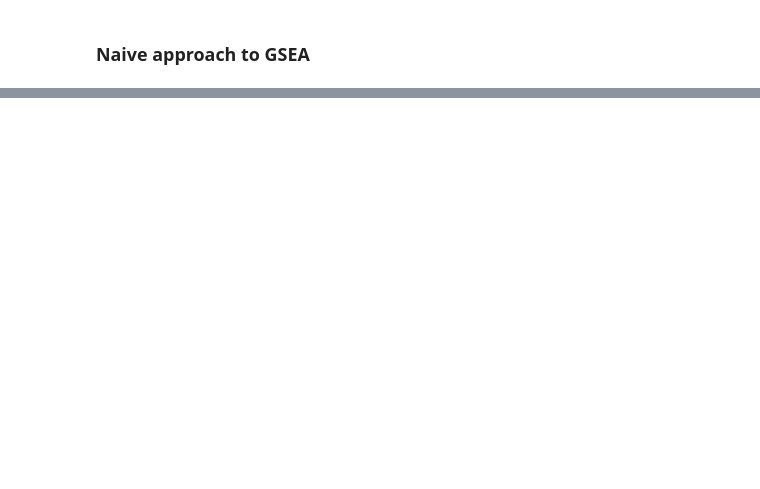
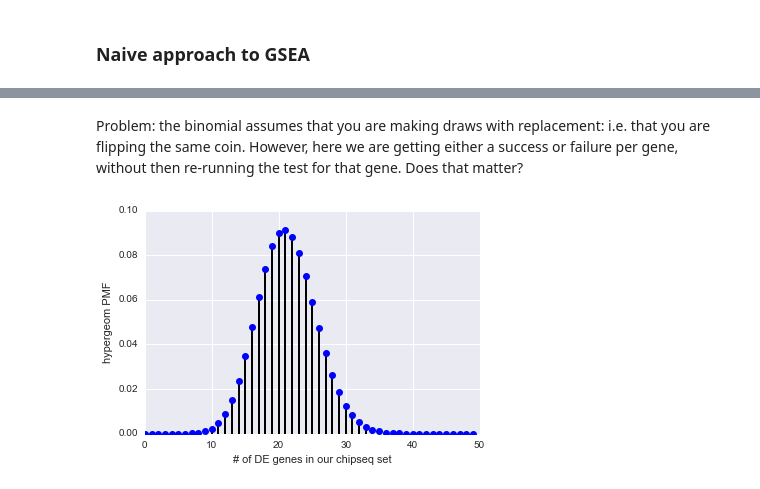
Before and after one commit to nickdeveaux/scratch_space, a Jupyter notebook: Hypergeometric, random sets, KS divergence, and AUPR. approaches to Gene Set Enrichment.ipynb, the cells around one changed output, grey strips where cells are left out. Cells and saved outputs as stored; diff of their text form; code cells hidden in the pictures; blank space fills up the shorter version.

```diff
--- a/Hypergeometric, random sets, KS divergence, and AUPR. approaches to Gene Set Enrichment.ipynb
+++ b/Hypergeometric, random sets, KS divergence, and AUPR. approaches to Gene Set Enrichment.ipynb
@@ -26,0 +94,8 @@ plt.show()
+# %%
+distance_zero = chipseq_tables['closest'][chipseq_tables['closest'][14] < 1]
+# %%
+tfs = set(distance_zero['transcript_names'].values)
+# %%
+len_match = len(tfs.intersection(set(sorted_combined_comparison.index)))
+proportion_match = float(len_match) / len(sorted_combined_comparison.index)
+len_dont_match = len(sorted_combined_comparison.index) - len_match
@@ -26,0 +126,10 @@ plt.show()
+# %%
+for i in range(4):
+    n = 10**(i+1)
+    successes = []
+    for i in range(1000):
+        coinflips = np.random.binomial(1, proportion_match, n)
+        successes.append(np.mean(coinflips))
+    plt.hist(successes)
+    plt.title("{} runs".format(str(n)))
+    plt.show()
@@ -26,0 +141,2 @@ plt.show()
+# %% [markdown]
+Problem: the binomial assumes that you are making draws with replacement: i.e. that you are flipping the same coin. However, here we are getting either a success or failure per gene, without then re-running the test for that gene. Does that matter?
@@ -26,0 +145,14 @@ plt.show()
+# %%
+rv = hypergeom(M, n, N)
+x = np.arange(0, 50)
+pmf_dogs = rv.pmf(x)
+
+fig = plt.figure()
+ax = fig.add_subplot(111)
+ax.plot(x, pmf_dogs, 'bo')
+ax.vlines(x, 0, pmf_dogs, lw=2)
+ax.set_xlabel('# of DE genes in our chipseq set')
+ax.set_ylabel('hypergeom PMF')
+plt.show()
+# %% [output]
+[figure, added]
```
Also changed, not shown: parts of 51 cells of this notebook, 11 other files.
